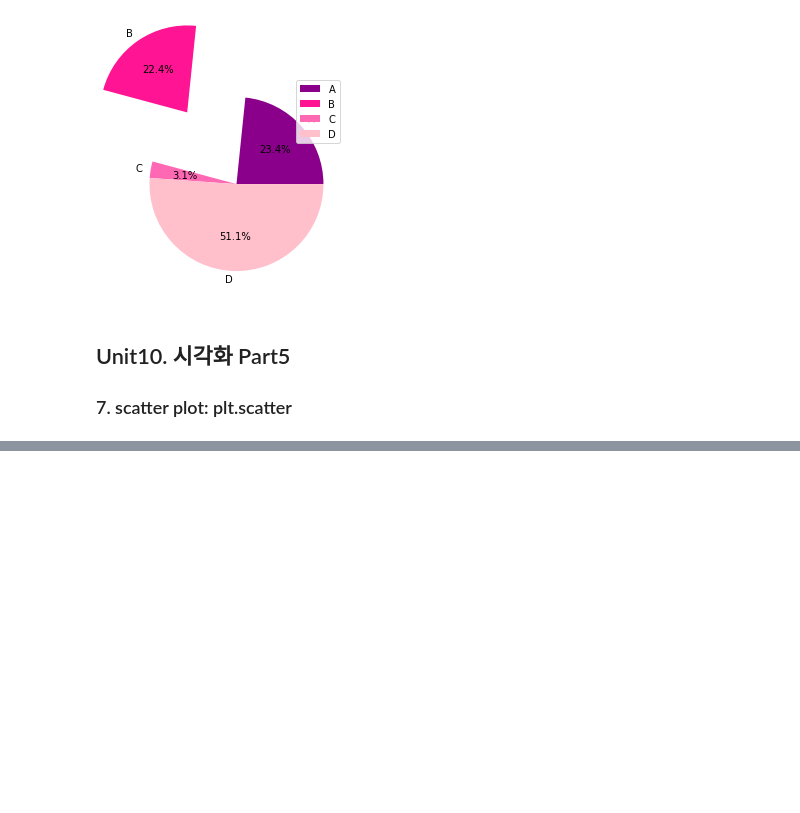
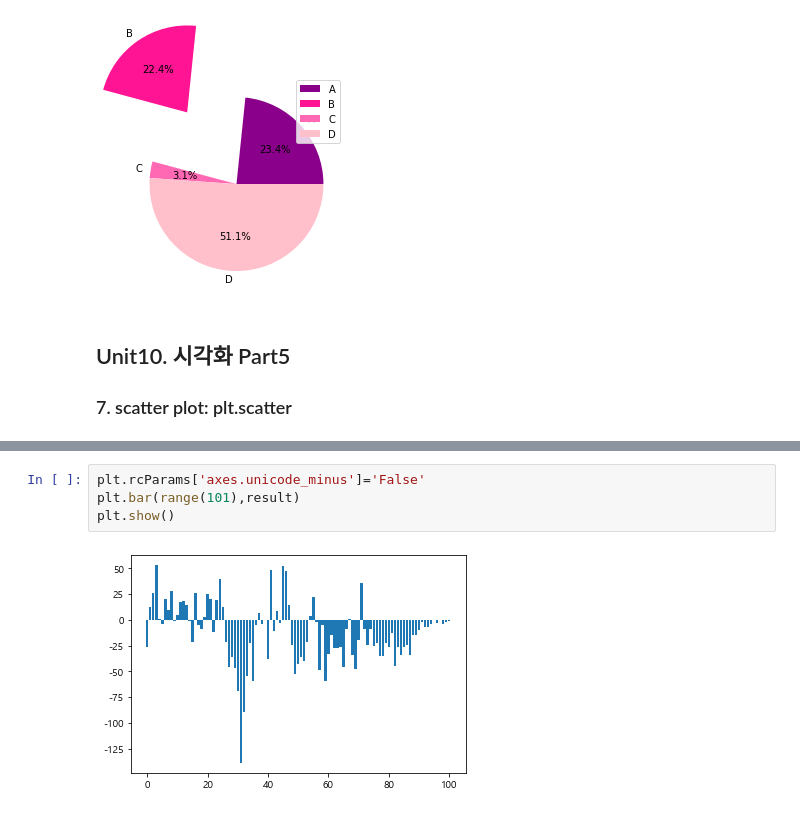
Before and after one commit to arako001/Modupython, a Jupyter notebook: ModuPython_Summary.ipynb, the cells around one changed output, grey strips where cells are left out. Saved outputs shown, nothing was run; the diff lists cells and outputs as text; blank space fills up the shorter version.

```diff
--- a/ModuPython_Summary.ipynb
+++ b/ModuPython_Summary.ipynb
@@ -104,0 +157,6 @@ plt.show()
+# %%
+plt.rcParams['axes.unicode_minus']='False'
+plt.bar(range(101),result)
+plt.show()
+# %% [output]
+[figure, added]
```
Also changed, not shown: parts of 22 cells of this notebook.
